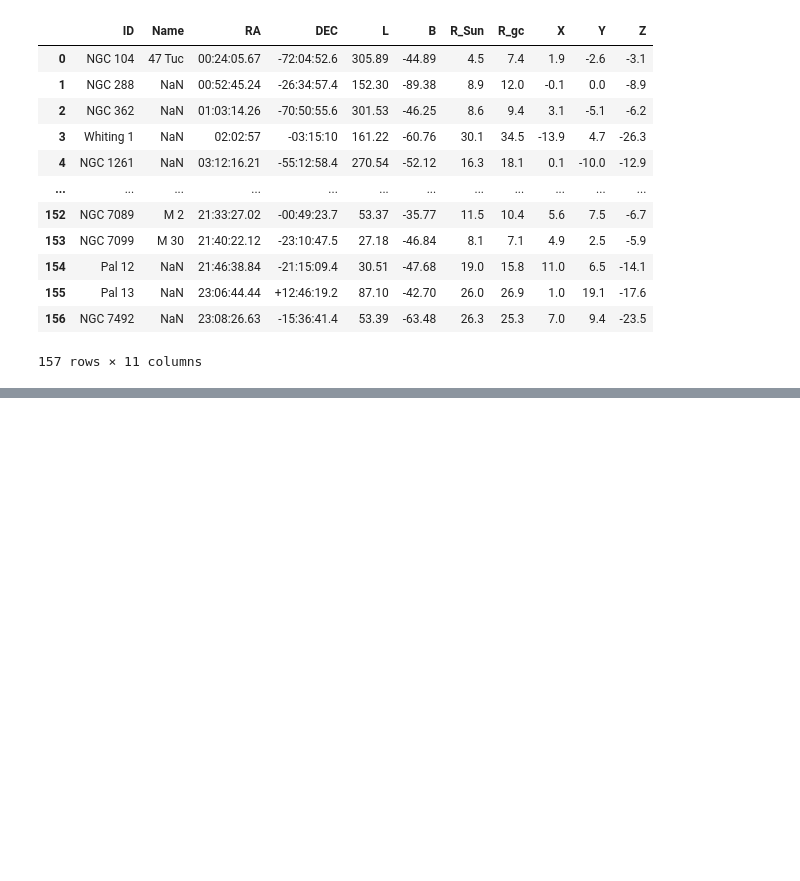
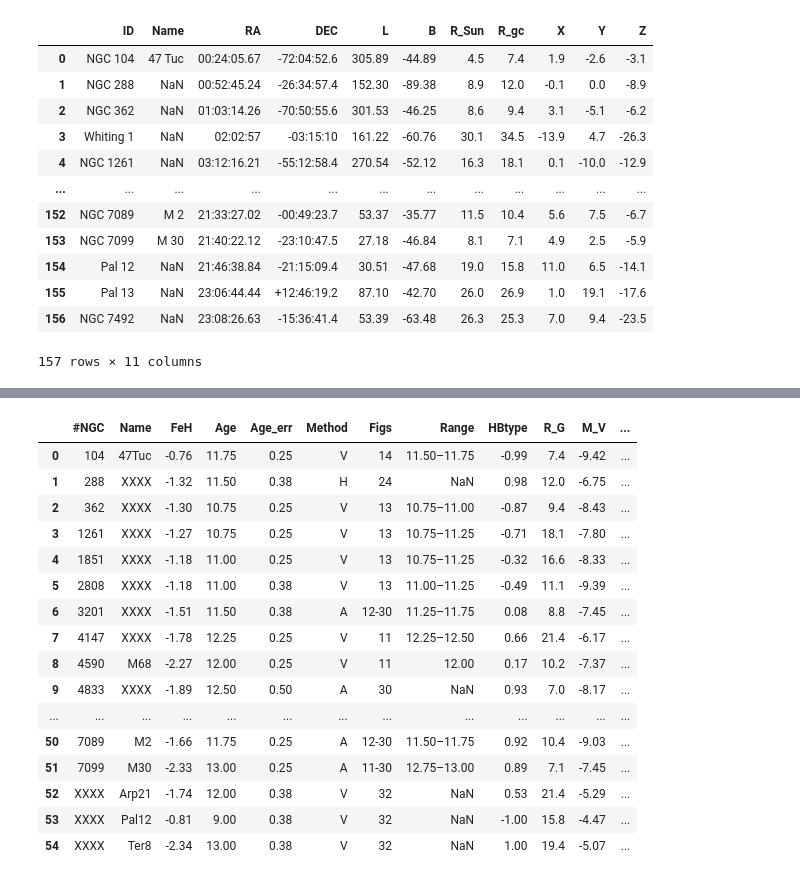
Before and after one commit to gigisheehan06-blip/3116-Comp-group2, a Jupyter notebook: evren.ipynb, the cells around one changed output, grey strips where cells are left out. Drawn from its saved outputs; the diff is of its cells as text; code cells hidden in the pictures; blank space fills up the shorter version.

Commit message:
Added every table

```diff
--- a/evren.ipynb
+++ b/evren.ipynb
@@ -27,0 +60,20 @@ pd.read_csv('HarrisPartI.csv')
+# %%
+pd.read_csv('vandenBerg_table2.csv')
+# %% [output]
+|  | #NGC | Name | FeH | Age | Age_err | Method | Figs | Range | HBtype | R_G | M_V | ... |
+| 0 | 104 | 47Tuc | -0.76 | 11.75 | 0.25 | V | 14 | 11.50–11.75 | -0.99 | 7.4 | -9.42 | ... |
+| 1 | 288 | XXXX | -1.32 | 11.50 | 0.38 | H | 24 | NaN | 0.98 | 12.0 | -6.75 | ... |
+| 2 | 362 | XXXX | -1.30 | 10.75 | 0.25 | V | 13 | 10.75–11.00 | -0.87 | 9.4 | -8.43 | ... |
+| 3 | 1261 | XXXX | -1.27 | 10.75 | 0.25 | V | 13 | 10.75–11.25 | -0.71 | 18.1 | -7.80 | ... |
+| 4 | 1851 | XXXX | -1.18 | 11.00 | 0.25 | V | 13 | 10.75–11.25 | -0.32 | 16.6 | -8.33 | ... |
+| 5 | 2808 | XXXX | -1.18 | 11.00 | 0.38 | V | 13 | 11.00–11.25 | -0.49 | 11.1 | -9.39 | ... |
+| 6 | 3201 | XXXX | -1.51 | 11.50 | 0.38 | A | 12-30 | 11.25–11.75 | 0.08 | 8.8 | -7.45 | ... |
+| 7 | 4147 | XXXX | -1.78 | 12.25 | 0.25 | V | 11 | 12.25–12.50 | 0.66 | 21.4 | -6.17 | ... |
+| 8 | 4590 | M68 | -2.27 | 12.00 | 0.25 | V | 11 | 12.00 | 0.17 | 10.2 | -7.37 | ... |
+| 9 | 4833 | XXXX | -1.89 | 12.50 | 0.50 | A | 30 | NaN | 0.93 | 7.0 | -8.17 | ... |
+| ... | ... | ... | ... | ... | ... | ... | ... | ... | ... | ... | ... | ... |
+| 50 | 7089 | M2 | -1.66 | 11.75 | 0.25 | A | 12-30 | 11.50–11.75 | 0.92 | 10.4 | -9.03 | ... |
+| 51 | 7099 | M30 | -2.33 | 13.00 | 0.25 | A | 11-30 | 12.75–13.00 | 0.89 | 7.1 | -7.45 | ... |
+| 52 | XXXX | Arp21 | -1.74 | 12.00 | 0.38 | V | 32 | NaN | 0.53 | 21.4 | -5.29 | ... |
+| 53 | XXXX | Pal12 | -0.81 | 9.00 | 0.38 | V | 32 | NaN | -1.00 | 15.8 | -4.47 | ... |
+| 54 | XXXX | Ter8 | -2.34 | 13.00 | 0.38 | V | 32 | NaN | 1.00 | 19.4 | -5.07 | ... |
```
Also changed, not shown: parts of 2 cells of this notebook.
